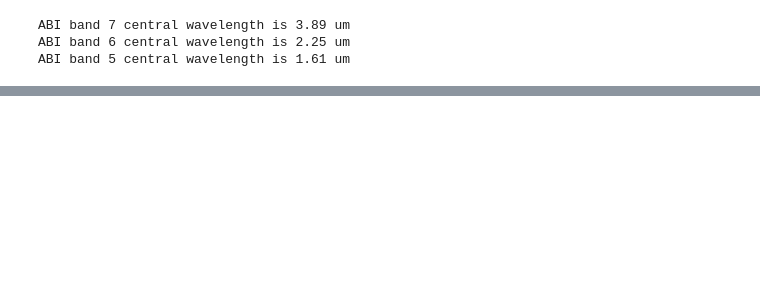
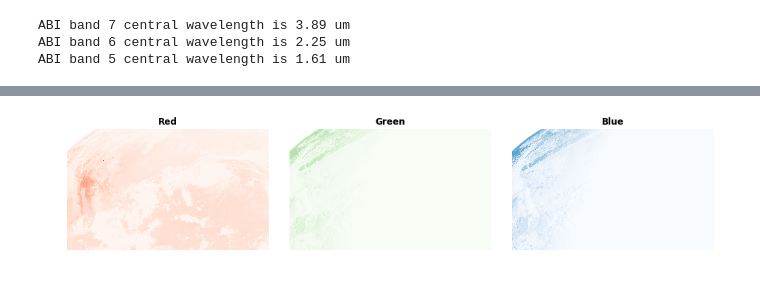
Before and after one commit to blaylockbk/pyBKB_v3, a Jupyter notebook: BB_GOES/mapping_GOES16_FireTemperature.ipynb, the cells around one changed output, grey strips where cells are left out. Cells and saved outputs as stored; diff of their text form; code cells hidden in the pictures; blank space fills up the shorter version.

Commit message:
Updates with new data 🌎🔥

```diff
--- a/BB_GOES/mapping_GOES16_FireTemperature.ipynb
+++ b/BB_GOES/mapping_GOES16_FireTemperature.ipynb
@@ -121,3 +123,26 @@ for band in [7, 6, 5]:
 ABI band 7 central wavelength is 3.89 um
 ABI band 6 central wavelength is 2.25 um
 ABI band 5 central wavelength is 1.61 um
+# %%
+# Load the three channels into appropriate R, G, and B variables
+R = C['CMI_C07'].data
+G = C['CMI_C06'].data
+B = C['CMI_C05'].data
+# %%
+# Apply range limits for each channel
+R = np.maximum(R, 273)
+G = np.maximum(G, 0)
+B = np.maximum(B, 0)
+
+R = np.minimum(R, 333)
+G = np.minimum(G, 1)
+B = np.minimum(B, 0.75)
+# %%
+# Normalize each channel by the appropriate range of values
+R = (R-273)/(333-273)
+G = (G-0)/(1-0)
+B = (B-0)/(0.75-0)
+# %%
+# Apply the gamma correction to Red channel.
+#   I was told gamma=0.4, but I get the right answer with gamma=2.5 (the reciprocal of 0.4)
+R = np.power(R, 2.5)
@@ -123,0 +157,18 @@ ABI band 5 central wavelength is 1.61 um
+# %%
+fig, ([ax1, ax2, ax3]) = plt.subplots(1, 3, figsize=(16,3))
+
+ax1.imshow(R, cmap='Reds', vmax=1, vmin=0)
+ax1.set_title('Red', fontweight='semibold')
+ax1.axis('off');
+
+ax2.imshow(G, cmap='Greens', vmax=1, vmin=0)
+ax2.set_title('Green', fontweight='semibold')
+ax2.axis('off');
+
+ax3.imshow(B, cmap='Blues', vmax=1, vmin=0)
+ax3.set_title('Blue', fontweight='semibold')
+ax3.axis('off');
+
+plt.subplots_adjust(wspace=.02)
+# %% [output]
+[figure, added]
```
Also changed, not shown: parts of 32 cells of this notebook.
